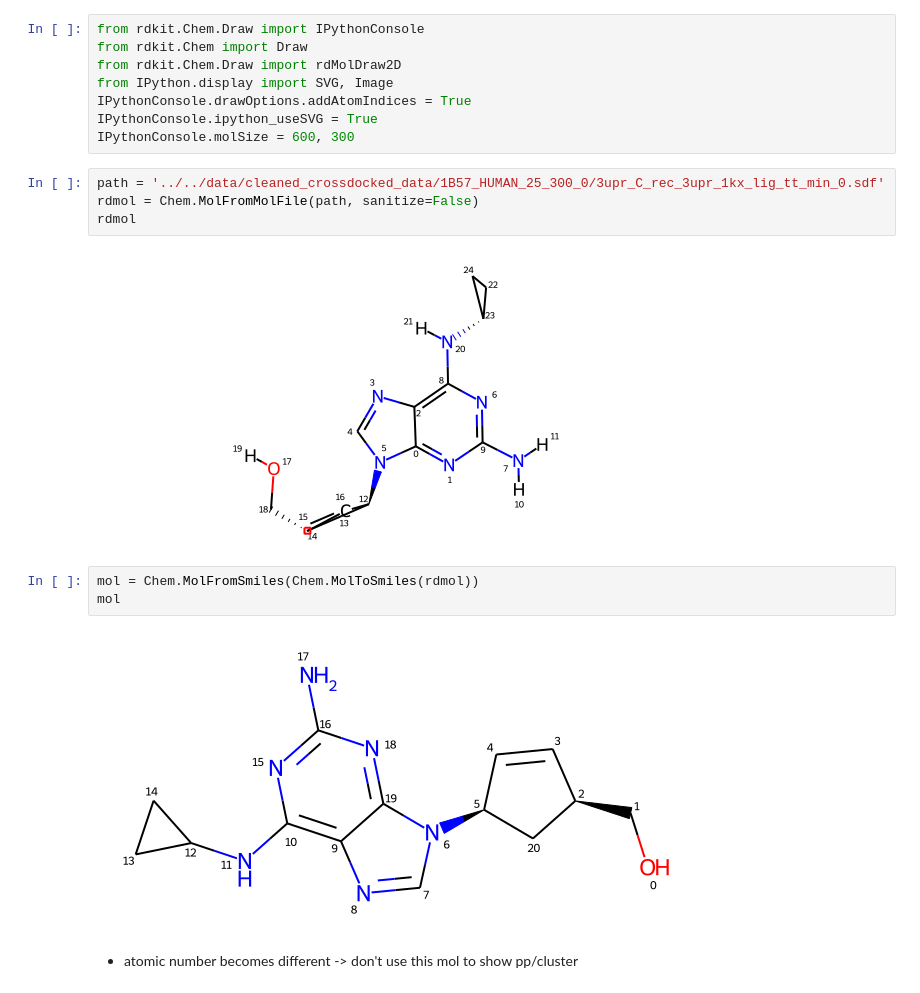
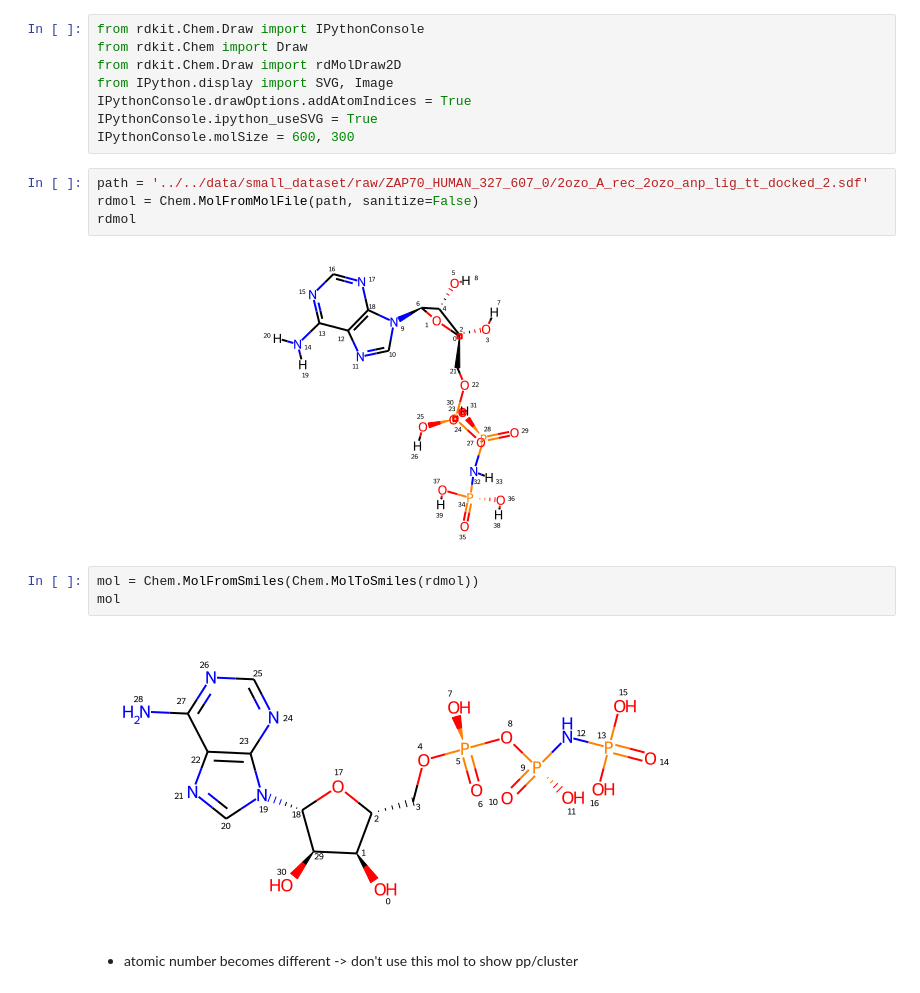
Before and after one commit to conghaowang/PP2Drug, a Jupyter notebook: src/notebooks/extract_pharmacophore.ipynb, the cells around one changed output. Saved outputs shown, nothing was run; the diff lists cells and outputs as text.

```diff
--- a/src/notebooks/extract_pharmacophore.ipynb
+++ b/src/notebooks/extract_pharmacophore.ipynb
@@ -25,16 +30,16 @@ IPythonConsole.drawOptions.addAtomIndices = True
 IPythonConsole.ipython_useSVG = True
 IPythonConsole.molSize = 600, 300
 # %%
-path = '../../data/cleaned_crossdocked_data/1B57_HUMAN_25_300_0/3upr_C_rec_3upr_1kx_lig_tt_min_0.sdf'
+path = '../../data/small_dataset/raw/ZAP70_HUMAN_327_607_0/2ozo_A_rec_2ozo_anp_lig_tt_docked_2.sdf'
 rdmol = Chem.MolFromMolFile(path, sanitize=False)
 rdmol
 # %% [output]
-[figure, old version]
+[figure, new version]
 # %%
 mol = Chem.MolFromSmiles(Chem.MolToSmiles(rdmol))
 mol
 # %% [output]
-[figure, old version]
+[figure, new version]
 # %% [markdown]
 - atomic number becomes different -> don't use this mol to show pp/cluster
 # %%
```
Also changed, not shown: parts of 5 cells of this notebook, 2 other files.
